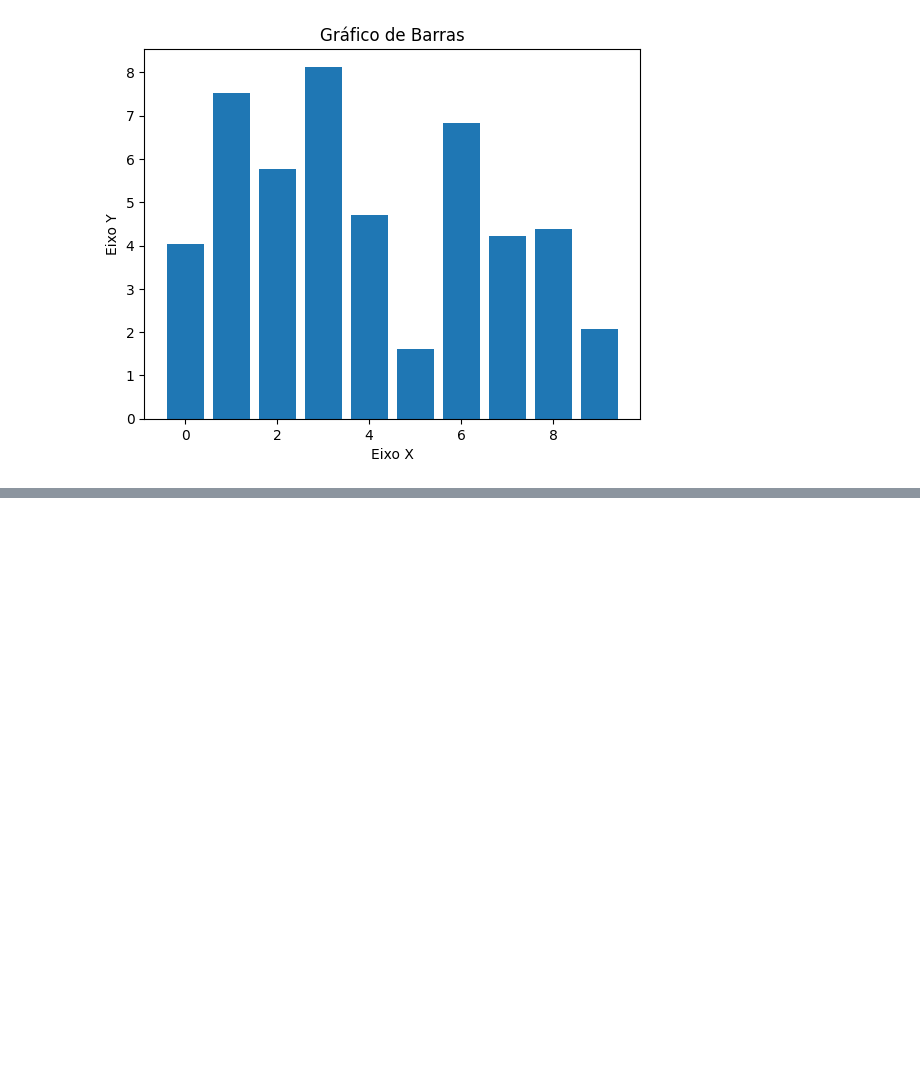
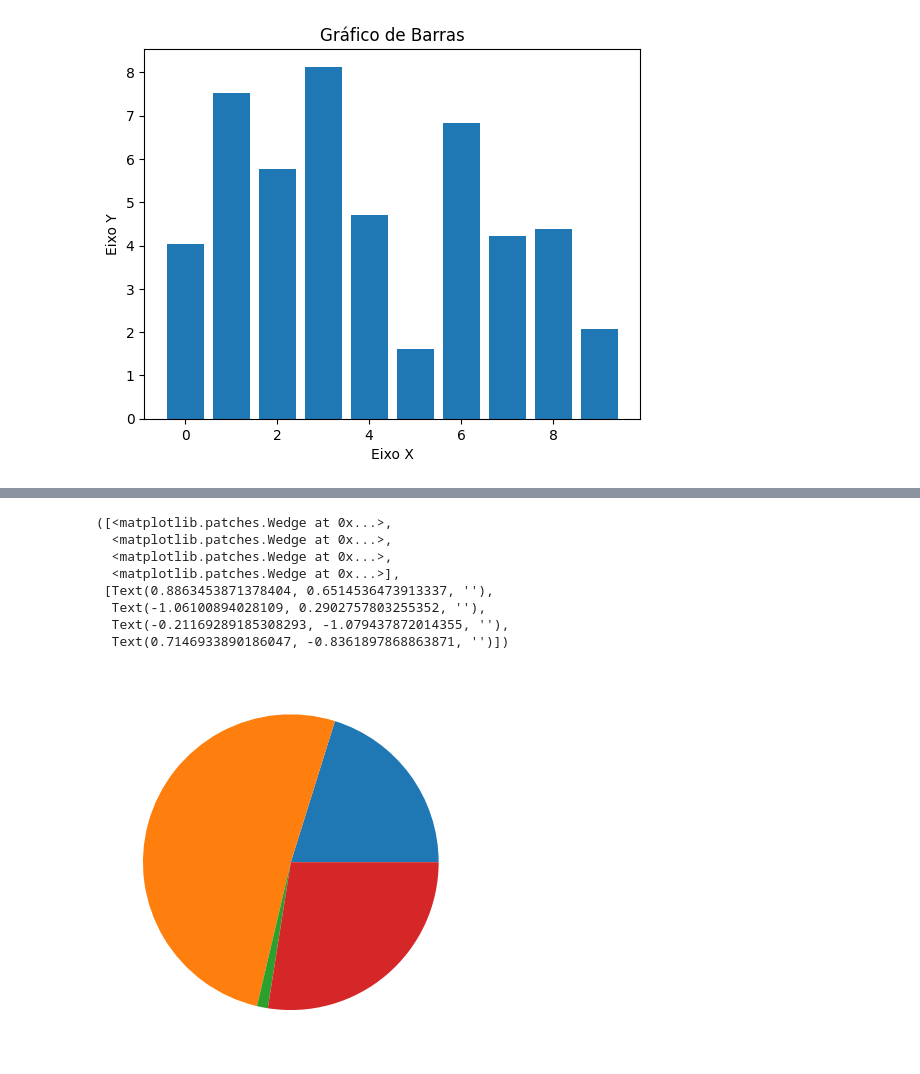
Before and after one commit to danielbaesso/matplotlib_study_notebook, a Jupyter notebook: matplotlib_study_notebook.ipynb, the cells around one changed output, grey strips where cells are left out. Saved outputs shown, nothing was run; the diff lists cells and outputs as text; code cells hidden in the pictures; blank space fills up the shorter version.

```diff
--- a/matplotlib_study_notebook.ipynb
+++ b/matplotlib_study_notebook.ipynb
@@ -254,0 +271,20 @@ ax.plot()
+# %%
+z = np.random.uniform(0, 1, 4)
+
+fig, ax = plt.subplots()
+
+ax.set_title("Gráfico de Pizza")
+# ax.set_xlabel("Eixo X")
+# ax.set_ylabel("Eixo Y")
+
+ax.pie(z)
+# %% [output]
+([<matplotlib.patches.Wedge at 0x...>,
+  <matplotlib.patches.Wedge at 0x...>,
+  <matplotlib.patches.Wedge at 0x...>,
+  <matplotlib.patches.Wedge at 0x...>],
+ [Text(0.8863453871378404, 0.6514536473913337, ''),
+  Text(-1.06100894028109, 0.2902757803255352, ''),
+  Text(-0.21169289185308293, -1.079437872014355, ''),
+  Text(0.7146933890186047, -0.8361897868863871, '')])
+[figure, added]
```
Also changed, not shown: parts of 17 cells of this notebook.
